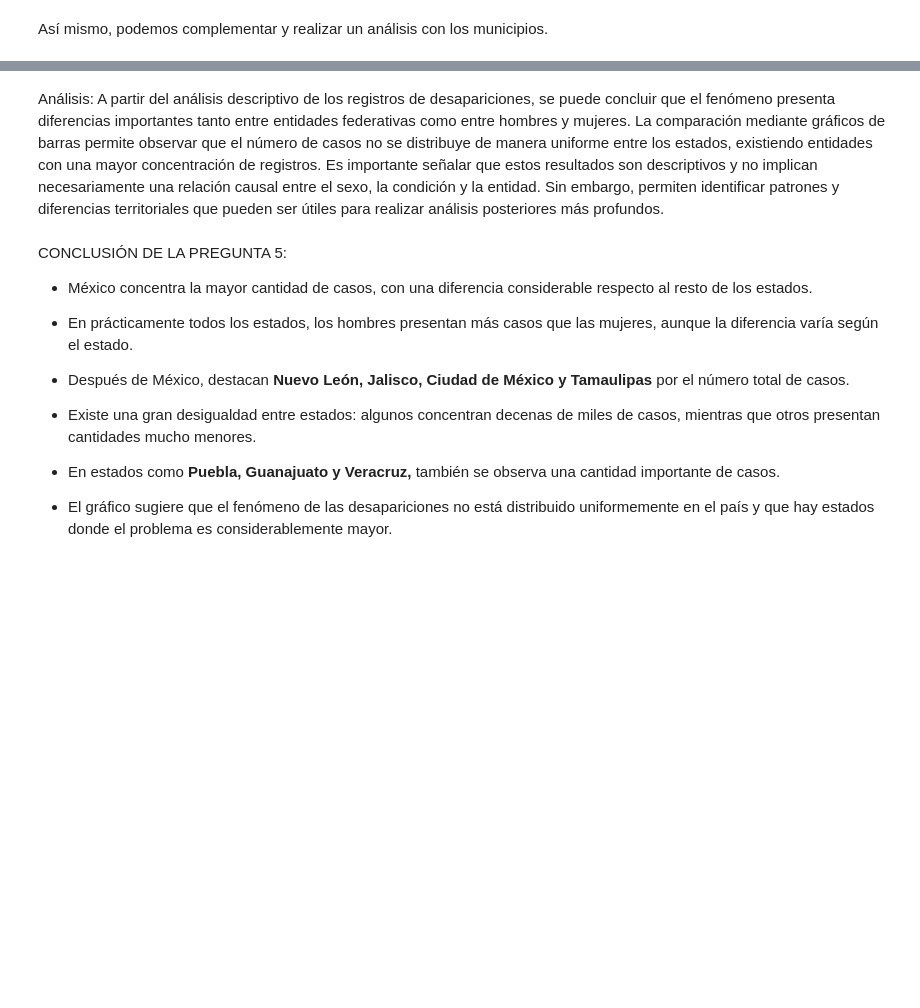
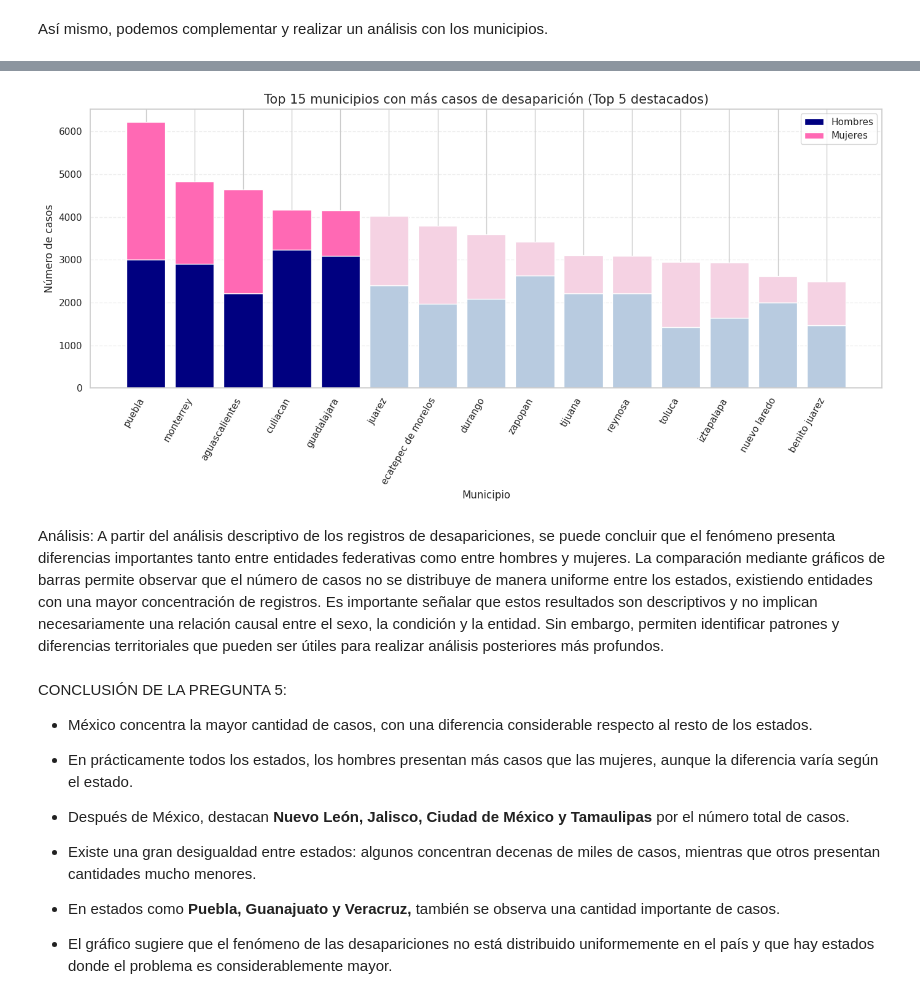
Before and after one commit to JuCaRiCo/202602-AnaliticaDescriptivaPredictiva, a Jupyter notebook: ProyectoFinal_v2.ipynb, the cells around one changed output, grey strips where cells are left out. Drawn from its saved outputs; the diff is of its cells as text; code cells hidden in the pictures; blank space fills up the shorter version.

```diff
--- a/ProyectoFinal_v2.ipynb
+++ b/ProyectoFinal_v2.ipynb
@@ -647,3 +804,80 @@ plt.show()
+# %%
+# Agrupa los datos por municipio
+df_municipio = df.groupby(
+    ['cve_estado', 'state', 'cve_mun', 'municipality']
+)[['male_total', 'female_total']].sum().reset_index()
+
+# Total de hombres + mujeres
+df_municipio['total_total'] = (
+    df_municipio['male_total'] + df_municipio['female_total']
+)
+
+# Seleccionar los Top 15 municipios
+top_municipios = df_municipio.sort_values(
+    'total_total',
+    ascending=False
+).head(15).reset_index(drop=True)
+
+# Número de municipios destacados
+n_destacados = 5
+
+# Colores para hombres: azul marino
+colores_hombres = [
+    '#000080' if i < n_destacados else '#B8CBE0'
+    for i in range(len(top_municipios))
+]
+
+# Colores para mujeres: rosa
+colores_mujeres = [
+    '#FF69B4' if i < n_destacados else '#F5D2E3'
+    for i in range(len(top_municipios))
+]
+
+# Crear gráfico
+fig, ax = plt.subplots(figsize=(14, 7))
+
+municipios = top_municipios['municipality']
+hombres = top_municipios['male_total']
+mujeres = top_municipios['female_total']
+
+# Barras de hombres
+ax.bar(
+    municipios,
+    hombres,
+    color=colores_hombres,
+    label='Hombres',
+    width=0.8
+)
+
+# Barras de mujeres apiladas
+ax.bar(
+    municipios,
+    mujeres,
+    bottom=hombres,
+    color=colores_mujeres,
+    label='Mujeres',
+    width=0.8
+)
+
+# Personalizar el gráfico
+ax.set_title(
+    f'Top 15 municipios con más casos de desaparición '
+    f'(Top {n_destacados} destacados)',
+    fontsize=15
+)
+
+ax.set_xlabel('Municipio')
+ax.set_ylabel('Número de casos')
+
+plt.xticks(rotation=60, ha='right')
+ax.legend()
+ax.grid(axis='y', linestyle='--', alpha=0.3)
+ax.set_axisbelow(True)
+
+plt.tight_layout()
+plt.show()
+# %% [output]
+[figure, added]
 # %% [markdown]
 Análisis:
 A partir del análisis descriptivo de los registros de desapariciones, se puede concluir que el fenómeno presenta diferencias importantes tanto entre entidades federativas como entre hombres y mujeres. La comparación mediante gráficos de barras permite observar que el número de casos no se distribuye de manera uniforme entre los estados, existiendo entidades con una mayor concentración de registros.
```
Also changed, not shown: parts of 24 cells of this notebook.
